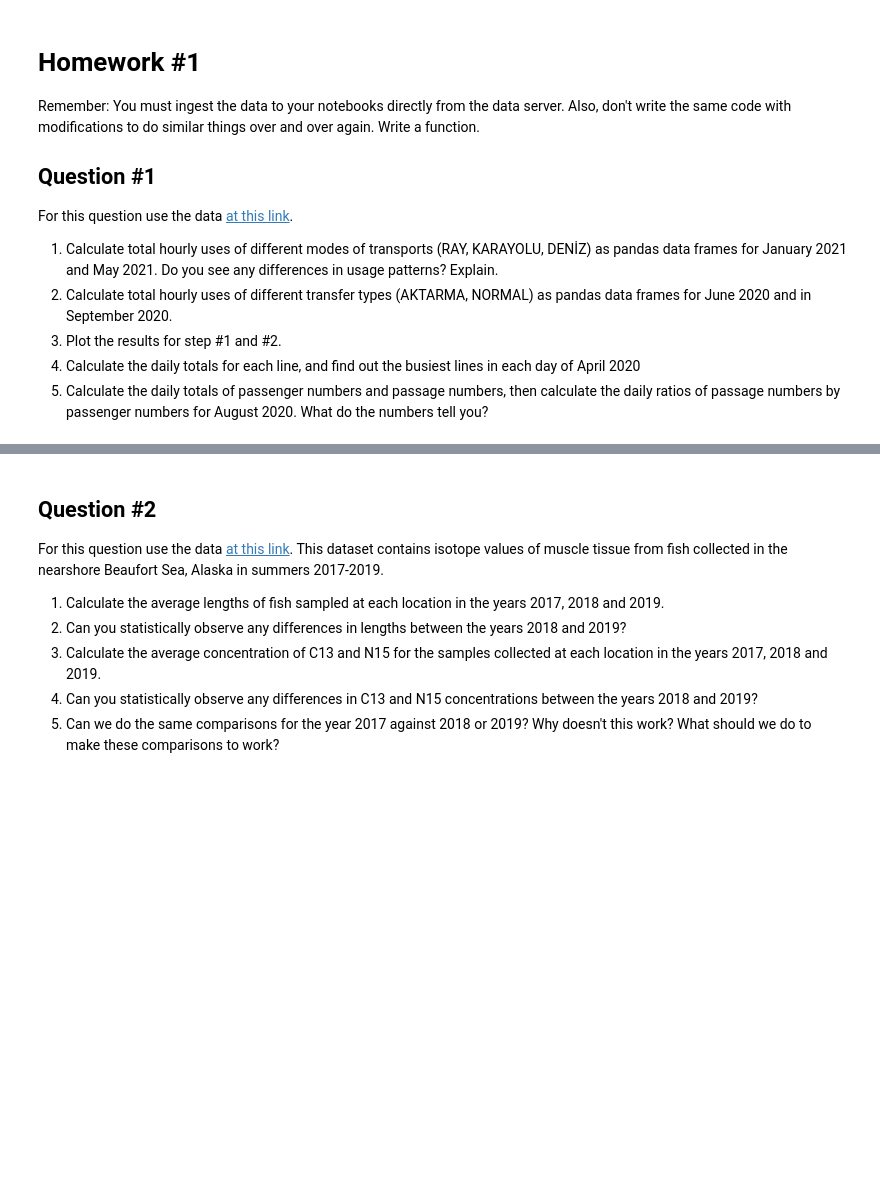
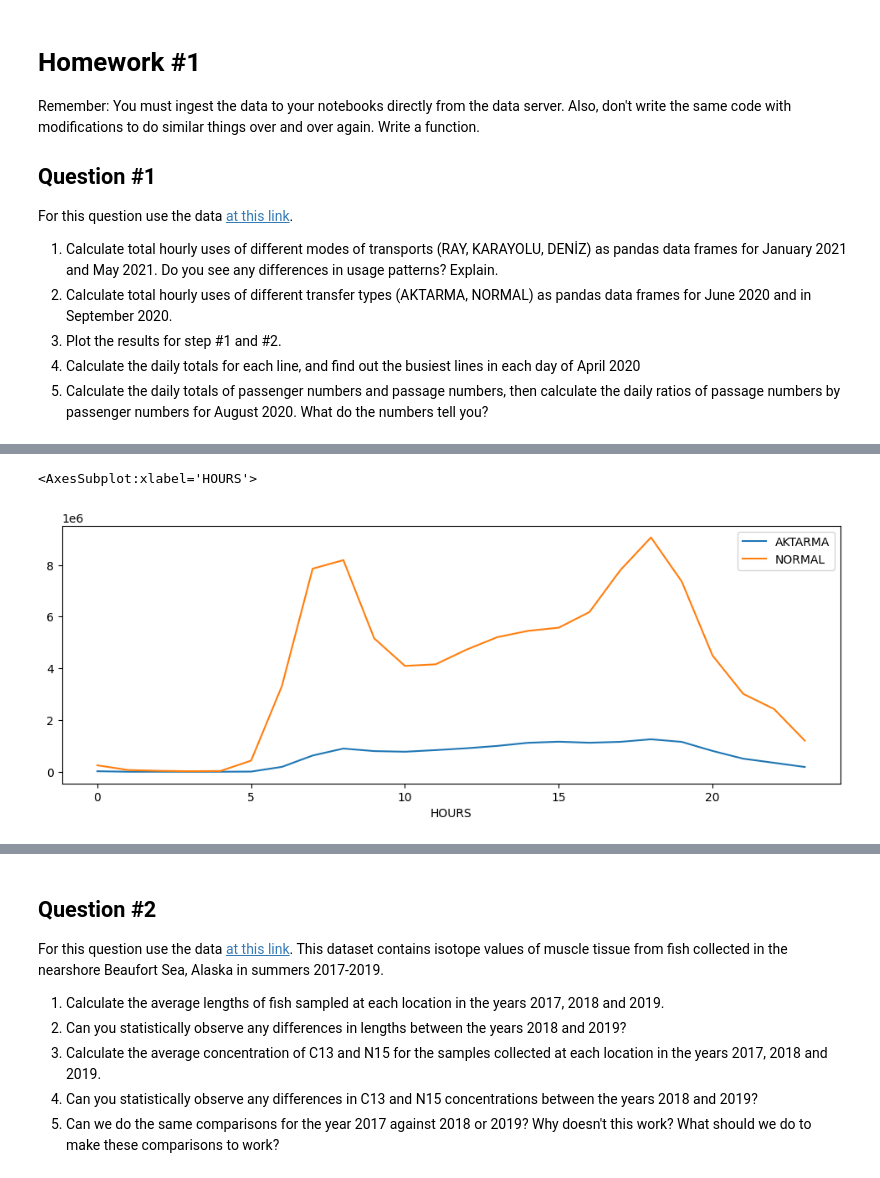
Before and after one commit to kaygun/2022-Fall-381E, a Jupyter notebook: HW1.ipynb, the cells around one changed output, grey strips where cells are left out. Cells and saved outputs as stored; diff of their text form; code cells hidden in the pictures; blank space fills up the shorter version.

```diff
--- a/HW1.ipynb
+++ b/HW1.ipynb
@@ -14,0 +60,6 @@ For this question use the data [at this link](https://data.ibb.gov.tr/dataset/ho
+# %%
+jun20 = hourlyUse('Sep 20','TRANSFER_TYPE')
+jun20.plot(figsize=(12,4))
+# %% [output]
+<AxesSubplot:xlabel='HOURS'>
+[figure, added]
```
Also changed, not shown: parts of 18 cells of this notebook.
